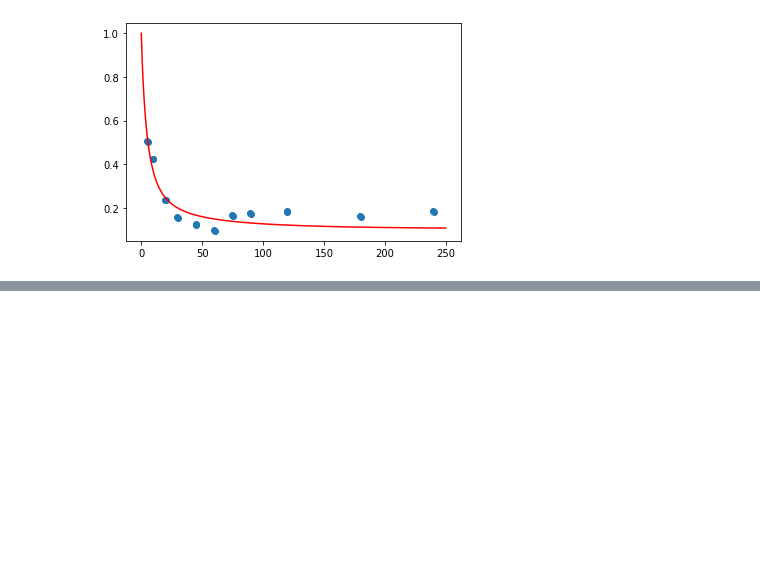
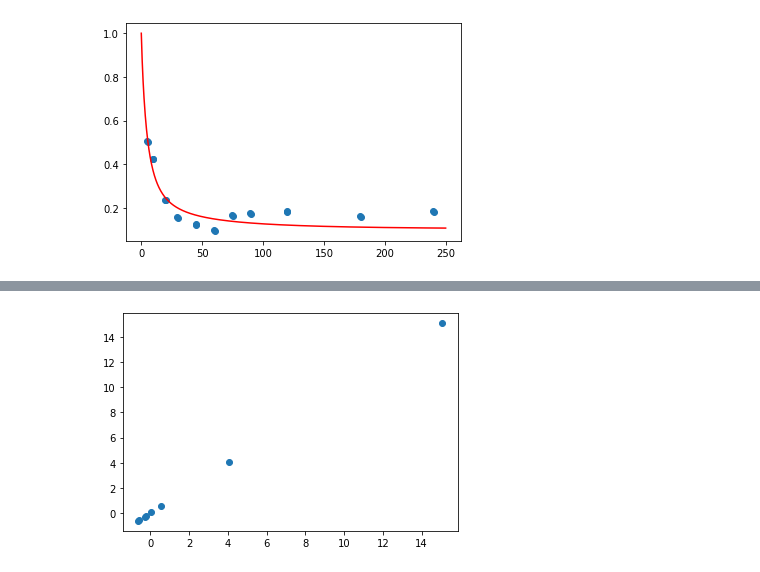
Before and after one commit to gabriel-miglioranza/mestrado, a Jupyter notebook: data_analysis/article_test.ipynb, the cells around one changed output, grey strips where cells are left out. Drawn from its saved outputs; the diff is of its cells as text; code cells hidden in the pictures; blank space fills up the shorter version.

```diff
--- a/data_analysis/article_test.ipynb
+++ b/data_analysis/article_test.ipynb
@@ -119,0 +172,5 @@ plt.show()
+# %%
+plt.scatter(eq_data['ce'], eq_data['ce'])
+plt.show()
+# %% [output]
+[figure, added]
```
Also changed, not shown: parts of 16 cells of this notebook.
